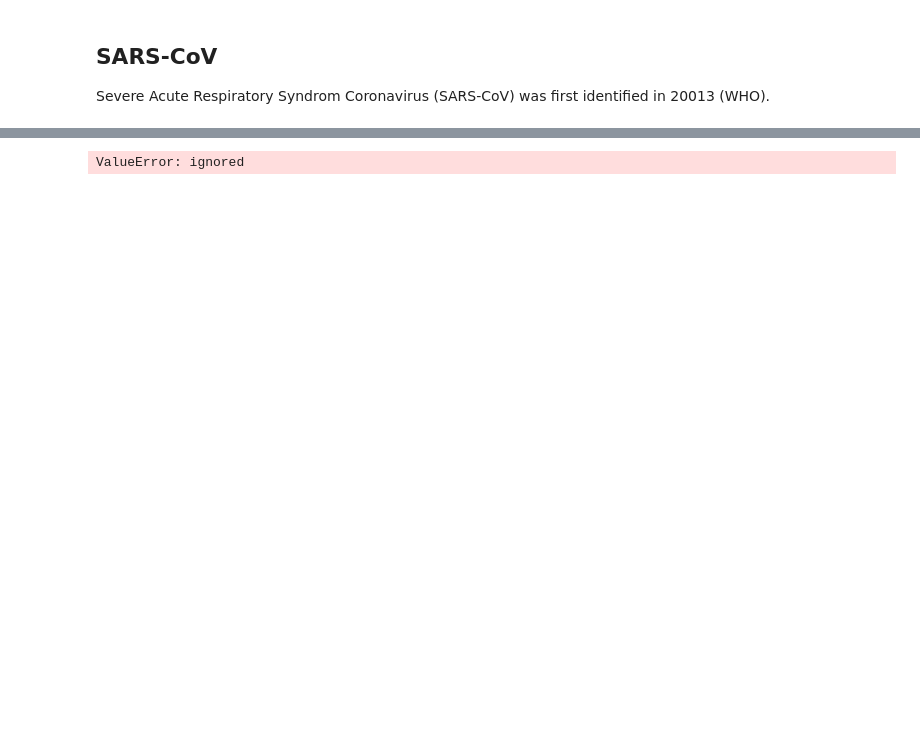
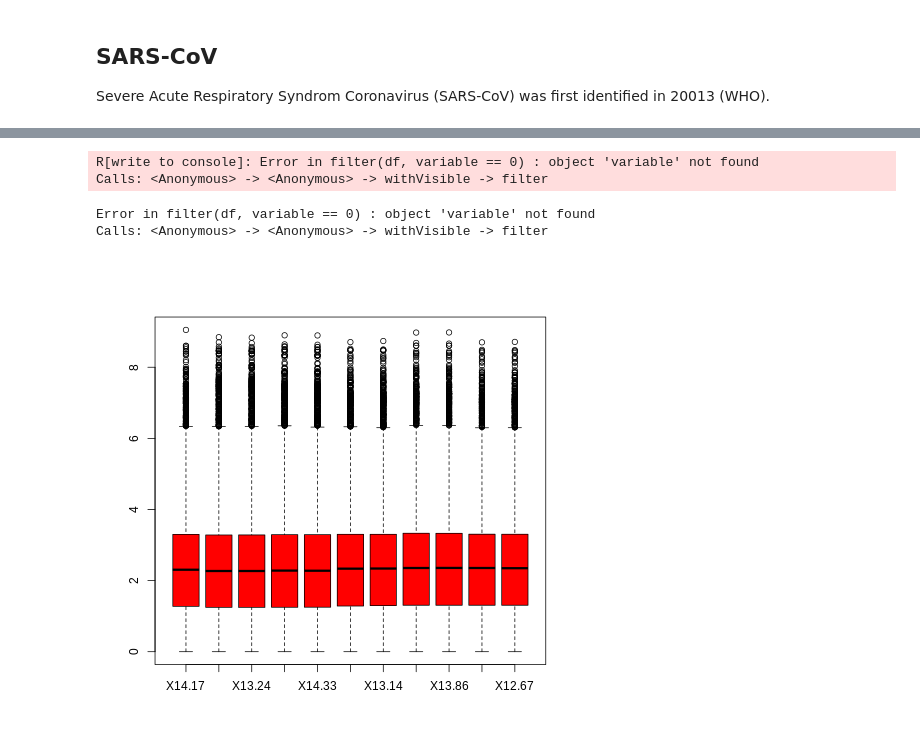
Before and after one commit to cindykhris/SummerInternship2020, a Jupyter notebook: SummerInternship2020.ipynb, the cells around one changed output, grey strips where cells are left out. Drawn from its saved outputs; the diff is of its cells as text; code cells hidden in the pictures; blank space fills up the shorter version.

```diff
--- a/SummerInternship2020.ipynb
+++ b/SummerInternship2020.ipynb
@@ -170,5 +65,0 @@ df=as.matrix(df)
-# %%
-#Perform log transformation using numpy package and show data description
-log = np.log(datafile+1)
-log = log[0:10]
-log
@@ -197,4 +65,0 @@ ax = sns.boxplot(data=datafile)
-# %%
-sns.scatterplot(data=log)
-# %% [output]
-ValueError: ignored
@@ -205,0 +73,17 @@ import seaborn as sns
+# %%
+%%R
+
+#Remove zeroes
+datanew <- filter(df,variable ==0)
+# %% [output]
+R[write to console]: Error in filter(df, variable == 0) : object 'variable' not found
+Calls: <Anonymous> -> <Anonymous> -> withVisible -> filter
+Error in filter(df, variable == 0) : object 'variable' not found
+Calls: <Anonymous> -> <Anonymous> -> withVisible -> filter
+# %%
+%%R
+#Log transformation
+logdata <- log(df+1)
+boxplot(logdata, col = 'red')
+# %% [output]
+[figure, added]
```
Also changed, not shown: parts of 15 cells of this notebook.
